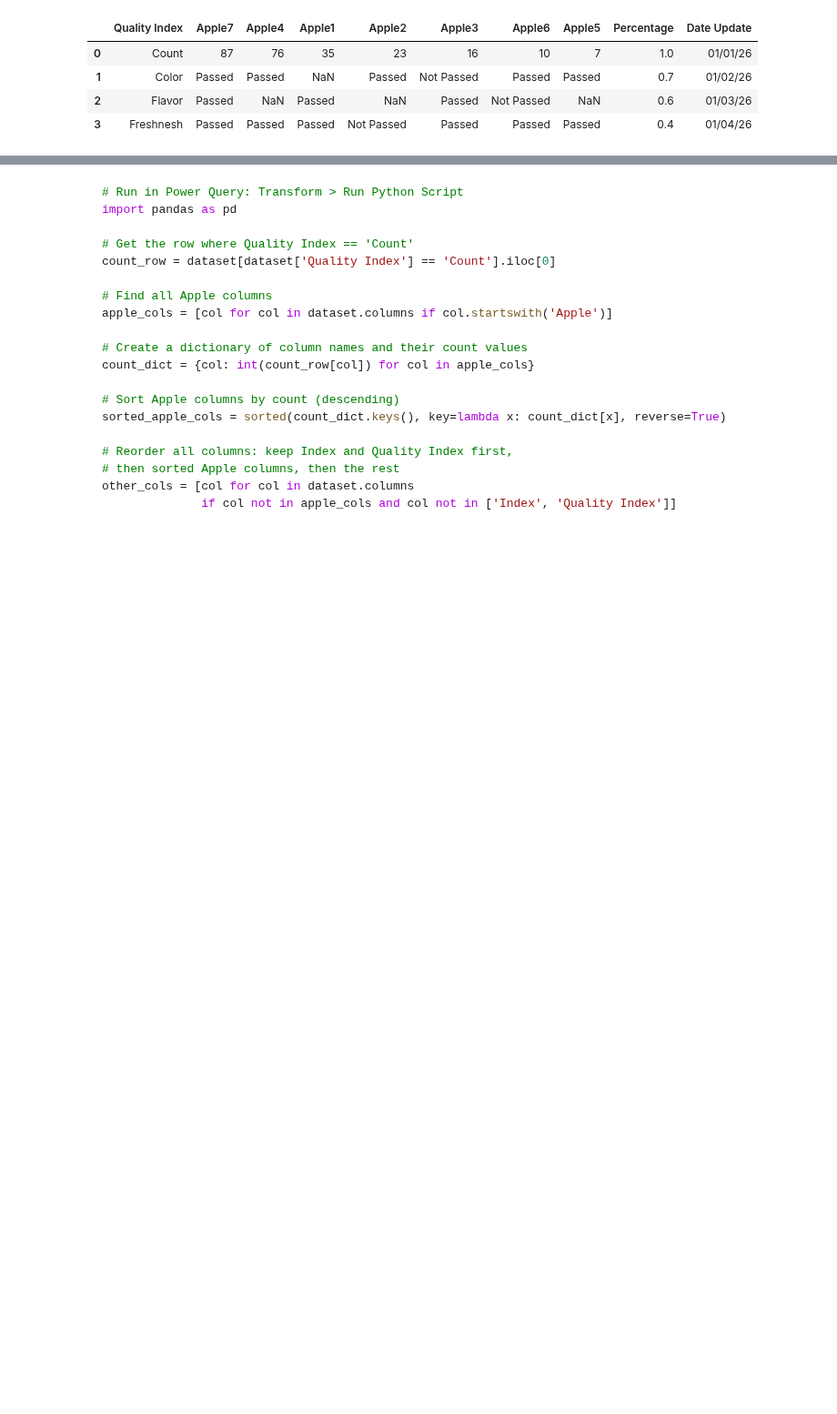
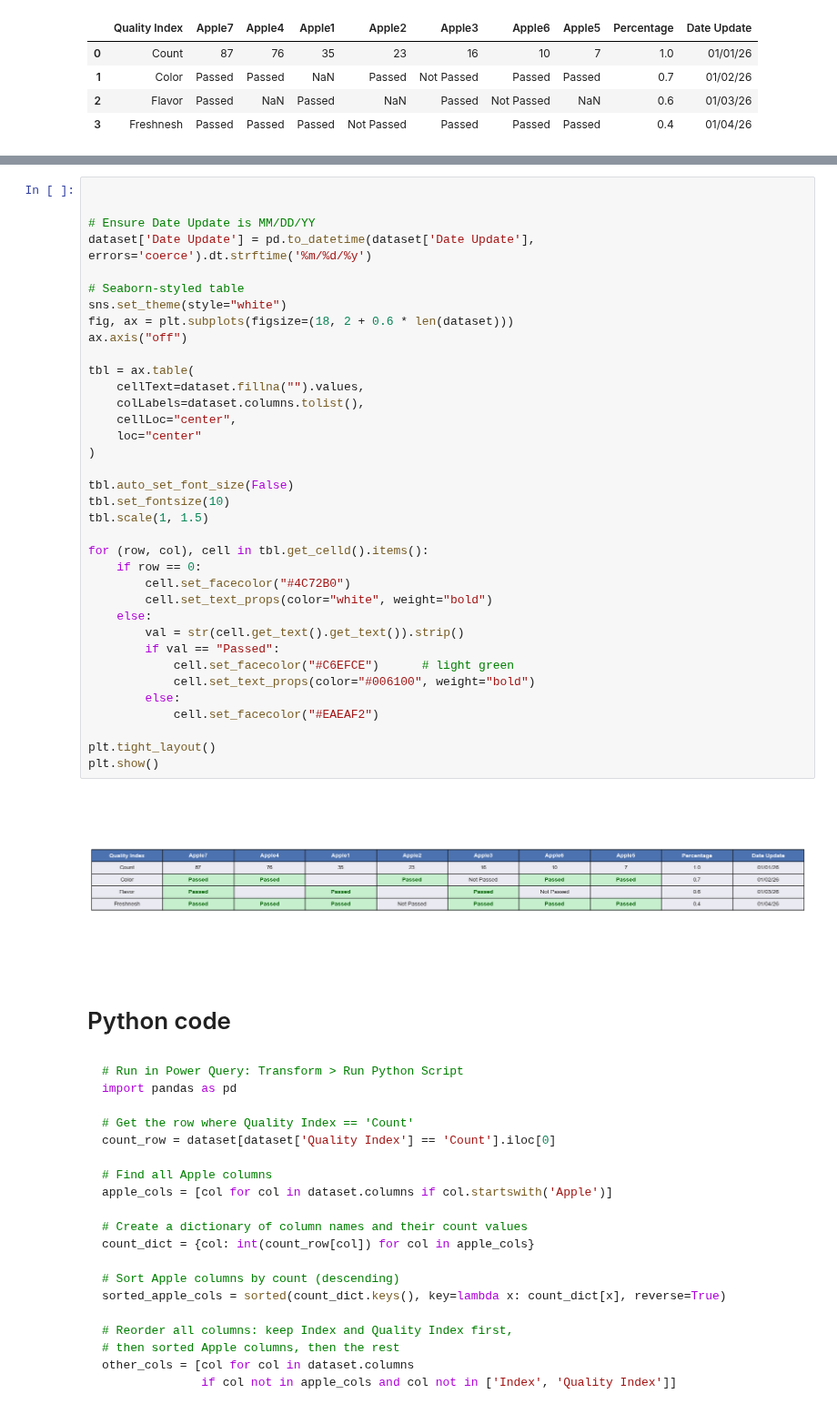
Before and after one commit to rosa-lpz/data-analysis-handbook, a Jupyter notebook: data-visualization/power-bi/examples/sorting-tables/data-analysis.ipynb, the cells around one changed output, grey strips where cells are left out. Shown at 91% size. Drawn from its saved outputs; the diff is of its cells as text; blank space fills up the shorter version.

`````diff
--- a/data-visualization/power-bi/examples/sorting-tables/data-analysis.ipynb
+++ b/data-visualization/power-bi/examples/sorting-tables/data-analysis.ipynb
@@ -113,3 +181,43 @@ dataset
+# %%
+
+
+# Ensure Date Update is MM/DD/YY
+dataset['Date Update'] = pd.to_datetime(dataset['Date Update'], errors='coerce').dt.strftime('%m/%d/%y')
+
+# Seaborn-styled table
+sns.set_theme(style="white")
+fig, ax = plt.subplots(figsize=(18, 2 + 0.6 * len(dataset)))
+ax.axis("off")
+
+tbl = ax.table(
+    cellText=dataset.fillna("").values,
+    colLabels=dataset.columns.tolist(),
+    cellLoc="center",
+    loc="center"
+)
+
+tbl.auto_set_font_size(False)
+tbl.set_fontsize(10)
+tbl.scale(1, 1.5)
+
+for (row, col), cell in tbl.get_celld().items():
+    if row == 0:
+        cell.set_facecolor("#4C72B0")
+        cell.set_text_props(color="white", weight="bold")
+    else:
+        val = str(cell.get_text().get_text()).strip()
+        if val == "Passed":
+            cell.set_facecolor("#C6EFCE")      # light green
+            cell.set_text_props(color="#006100", weight="bold")
+        else:
+            cell.set_facecolor("#EAEAF2")
+
+plt.tight_layout()
+plt.show()
+# %% [output]
+[figure, added]
+# %% [markdown]
+# Python code
 # %% [markdown]
 ````python
 # Run in Power Query: Transform > Run Python Script
`````
Also changed, not shown: parts of 7 cells of this notebook, 19 other files.
